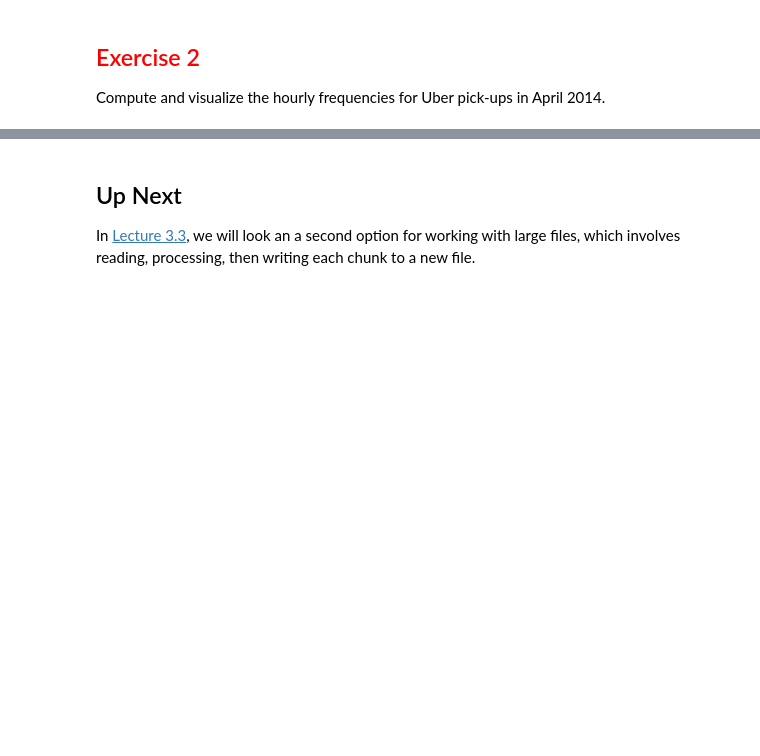
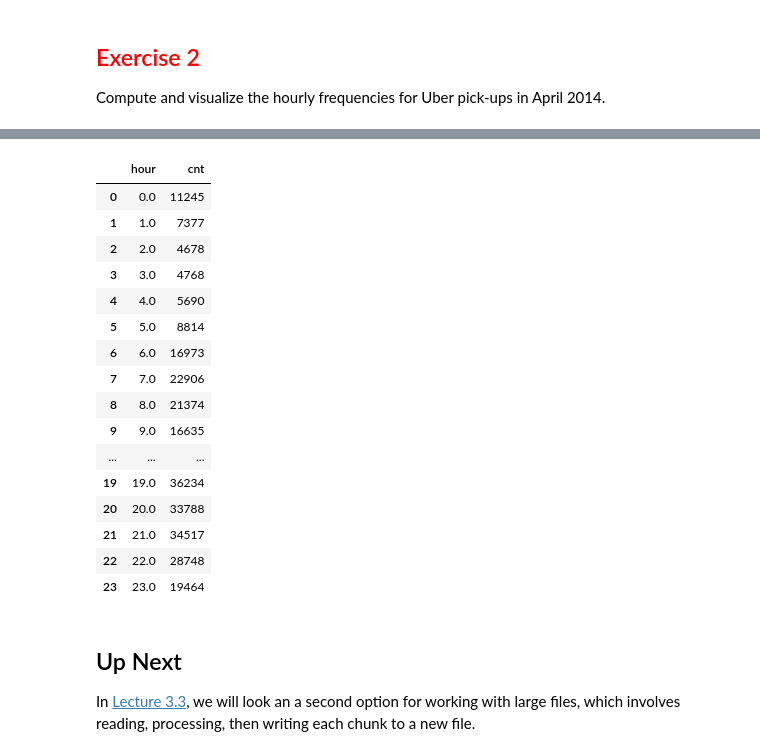
Before and after one commit to mquam14/DSCI430, a Jupyter notebook: 3_2_0_aggregating_large_files_in_pandas-MQ.ipynb, the cells around one changed output, grey strips where cells are left out. Saved outputs shown, nothing was run; the diff lists cells and outputs as text; code cells hidden in the pictures; blank space fills up the shorter version.

```diff
--- a/3_2_0_aggregating_large_files_in_pandas-MQ.ipynb
+++ b/3_2_0_aggregating_large_files_in_pandas-MQ.ipynb
@@ -500,0 +527,6 @@ Compute and visualize the hourly frequencies for Uber pick-ups in April 2014.
+# %%
+from unpythonic import begin
+print_progress = pipeable(lambda i, chunk: begin(print("processing chunk {0}, aggregating {1} rows".format(i, len(chunk))), chunk))
+chunk_cnts = [begin(print_progress(i, chunk),
+                    chunk >> add_hour >> daily_cnts)
+              for i, chunk in enumerate(df_iter)]
@@ -501,3 +549,29 @@ Compute and visualize the hourly frequencies for Uber pick-ups in April 2014.
+# %%
+combine = lambda df1, df2: (pd.concat([df1, df2], sort = False)
+                            >> group_by(X.hour)
+                            >> summarise(cnt = X.cnt.sum()))
+# %%
+for chunk_cnt in chunk_cnts[1:]:
+    cnts = combine(cnts, chunk_cnt)
+cnts
+# %% [output]
+|  | hour | cnt |
+| 0 | 0.0 | 11245 |
+| 1 | 1.0 | 7377 |
+| 2 | 2.0 | 4678 |
+| 3 | 3.0 | 4768 |
+| 4 | 4.0 | 5690 |
+| 5 | 5.0 | 8814 |
+| 6 | 6.0 | 16973 |
+| 7 | 7.0 | 22906 |
+| 8 | 8.0 | 21374 |
+| 9 | 9.0 | 16635 |
+| ... | ... | ... |
+| 19 | 19.0 | 36234 |
+| 20 | 20.0 | 33788 |
+| 21 | 21.0 | 34517 |
+| 22 | 22.0 | 28748 |
+| 23 | 23.0 | 19464 |
 # %% [markdown]
 ## Up Next
 
```
Also changed, not shown: parts of 11 cells of this notebook.
